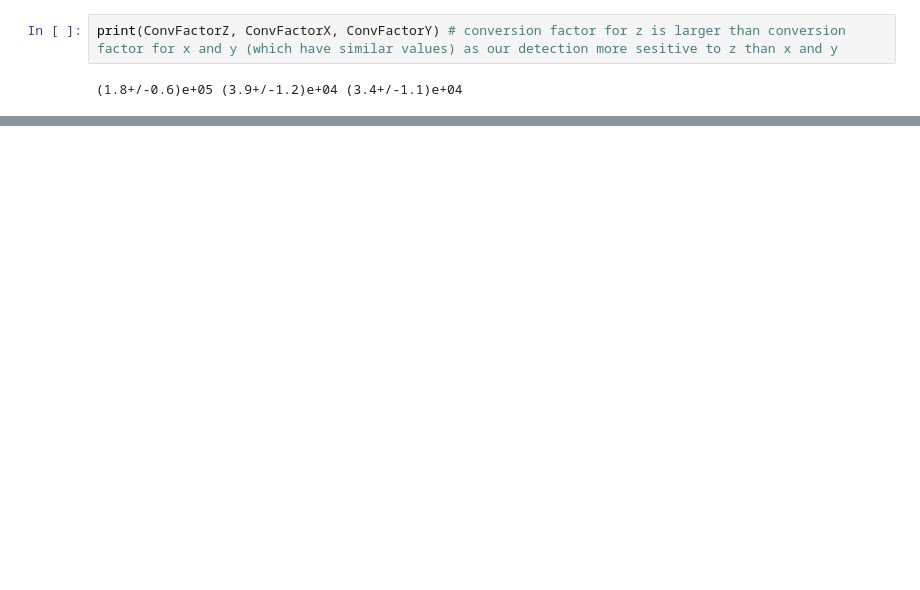
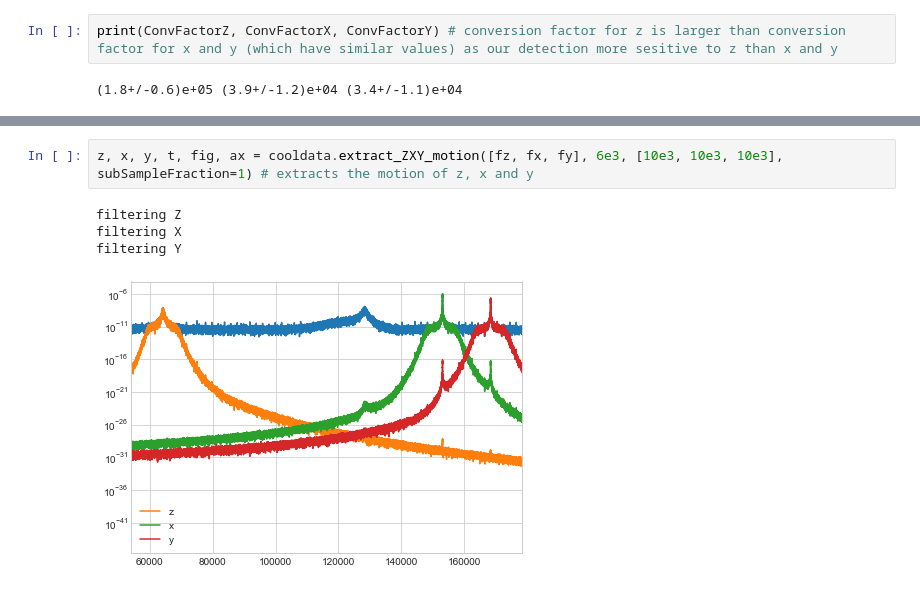
Before and after one commit to AshleySetter/optoanalysis, a Jupyter notebook: Usage_Demonstration.ipynb, the cells around one changed output, grey strips where cells are left out. Cells and saved outputs as stored; diff of their text form; blank space fills up the shorter version.

```diff
--- a/Usage_Demonstration.ipynb
+++ b/Usage_Demonstration.ipynb
@@ -83,0 +165,7 @@ This will take ~ 0.3383333333333333 minutes
+# %%
+z, x, y, t, fig, ax = cooldata.extract_ZXY_motion([fz, fx, fy], 6e3, [10e3, 10e3, 10e3], subSampleFraction=1) # extracts the motion of z, x and y
+# %% [output]
+filtering Z
+filtering X
+filtering Y
+[figure, added]
```
Also changed, not shown: parts of 24 cells of this notebook.
